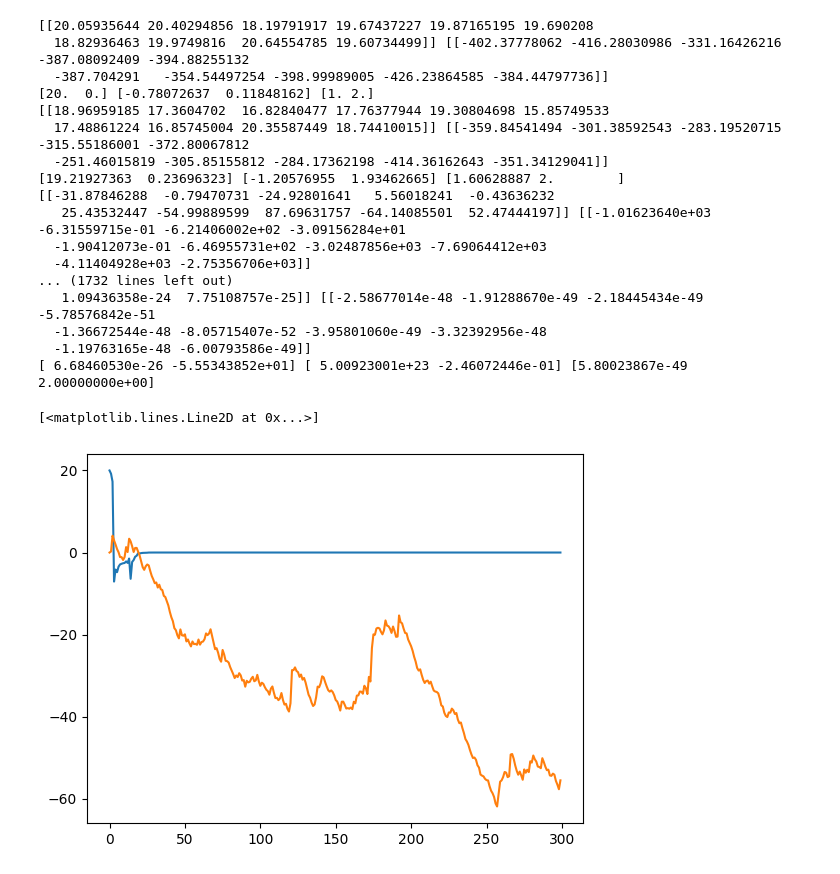
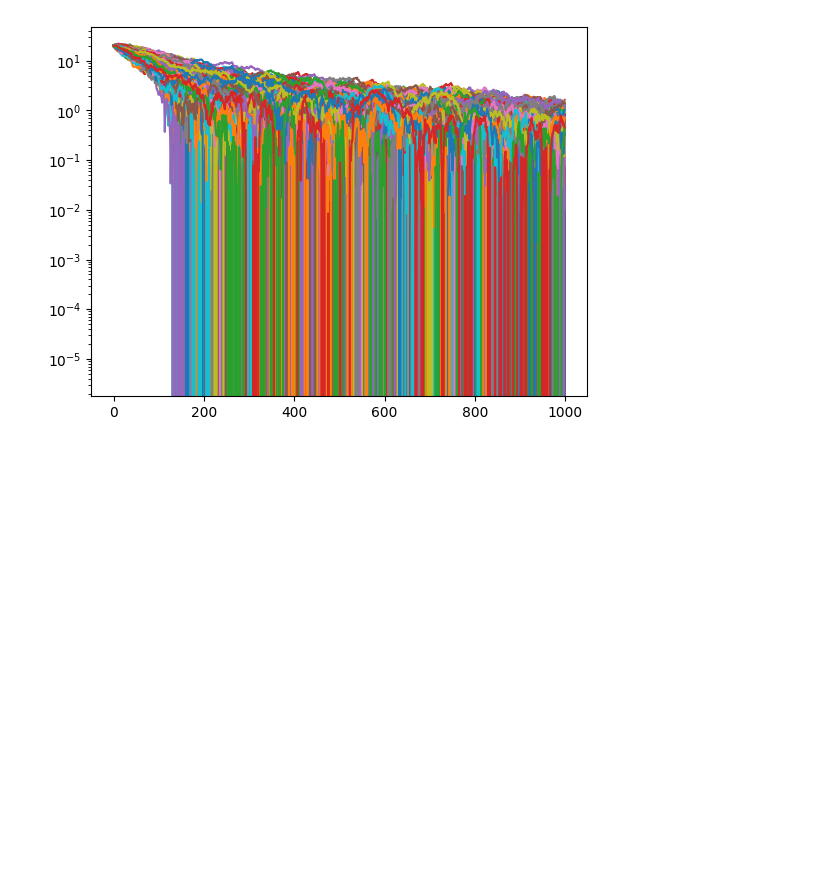
Before and after one commit to cry-phy/nes, a Jupyter notebook: res/xdiag.ipynb, the cells around one changed output. Drawn from its saved outputs; the diff is of its cells as text; code cells hidden in the pictures; blank space fills up the shorter version.

Commit message:
chore: updated the inits and more

```diff
--- a/res/xdiag.ipynb
+++ b/res/xdiag.ipynb
@@ -8,19 +5,0 @@ dist.set_init_params(np.array([20, 1], dtype=np.float64))
-# %%
-samples = np.array(
-    [
-        [1],
-        [0],
-        [-1],
-    ], dtype=np.float64
-) + 5
-fitness = np.array(
-    [
-        [1],
-        [0],
-        [1],
-    ], dtype=np.float64
-)
-# %%
-for _ in range(10):
-    print(dist._params, dist._gradient(samples, fitness), dist._inverse_fisher(samples))
-    dist._params += dist._gradient(samples, fitness) * dist._inverse_fisher(samples)
@@ -78,35 +25,19 @@ def get_samples(distr, number: int):
 # %%
-dist = XDiagNormal.from_dimensions(1)
-dist.set_init_params(np.array([20, 1], dtype=np.float64))
+d = 1024
+dist = XDiagNormalSchaulLR.from_dimensions(d)
+dist.set_init_params(np.array([20] * d + [20] * d, dtype=np.float64))
 params = []
-n = 10
-for _ in range(300):
-    samples = get_samples(dist, n)
-    fitness = -samples**2
-    print(samples.T, fitness.T)
-    print(dist._params, dist._gradient(samples, fitness), dist._inverse_fisher(samples))
+n = 4 * d
+for _ in range(1000):
+    samples = dist.get_samples(n)
+    fitness = (-samples**2).sum(axis=1).reshape(-1, 1)
+    # print(samples.T, fitness.T)
+    # print(dist._params, dist._gradient(samples, fitness), dist._inverse_fisher(samples))
     params.append(dist._params.copy())
-    dist._params += dist._gradient(samples, fitness) * dist._inverse_fisher(samples)
+    dist.param_variation(samples, fitness)
 params = np.array(params)
-plt.plot(params[:, 0])
-plt.plot(params[:, 1])
+for i in range(d):
+    plt.semilogy(params[:, i], label=str(i))
+#plt.legend()
 # %% [output]
-[[20.05935644 20.40294856 18.19791917 19.67437227 19.87165195 19.690208
-  18.82936463 19.9749816  20.64554785 19.60734499]] [[-402.37778062 -416.28030986 -331.16426216 -387.08092409 -394.88255132
-  -387.704291   -354.54497254 -398.99989005 -426.23864585 -384.44797736]]
-[20.  0.] [-0.78072637  0.11848162] [1. 2.]
-[[18.96959185 17.3604702  16.82840477 17.76377944 19.30804698 15.85749533
-  17.48861224 16.85745004 20.35587449 18.74410015]] [[-359.84541494 -301.38592543 -283.19520715 -315.55186001 -372.80067812
-  -251.46015819 -305.85155812 -284.17362198 -414.36162643 -351.34129041]]
-[19.21927363  0.23696323] [-1.20576955  1.93462665] [1.60628887 2.        ]
-[[-31.87846288  -0.79470731 -24.92801641   5.56018241  -0.43636232
-   25.43532447 -54.99889599  87.69631757 -64.14085501  52.47444197]] [[-1.01623640e+03 -6.31559715e-01 -6.21406002e+02 -3.09156284e+01
-  -1.90412073e-01 -6.46955731e+02 -3.02487856e+03 -7.69064412e+03
-  -4.11404928e+03 -2.75356706e+03]]
-... (1732 lines left out)
-   1.09436358e-24  7.75108757e-25]] [[-2.58677014e-48 -1.91288670e-49 -2.18445434e-49 -5.78576842e-51
-  -1.36672544e-48 -8.05715407e-52 -3.95801060e-49 -3.32392956e-48
-  -1.19763165e-48 -6.00793586e-49]]
-[ 6.68460530e-26 -5.55343852e+01] [ 5.00923001e+23 -2.46072446e-01] [5.80023867e-49 2.00000000e+00]
-[<matplotlib.lines.Line2D at 0x...>]
-[figure, old version]
+[figure, new version]
```
Also changed, not shown: parts of 12 cells of this notebook, 7 other files.
